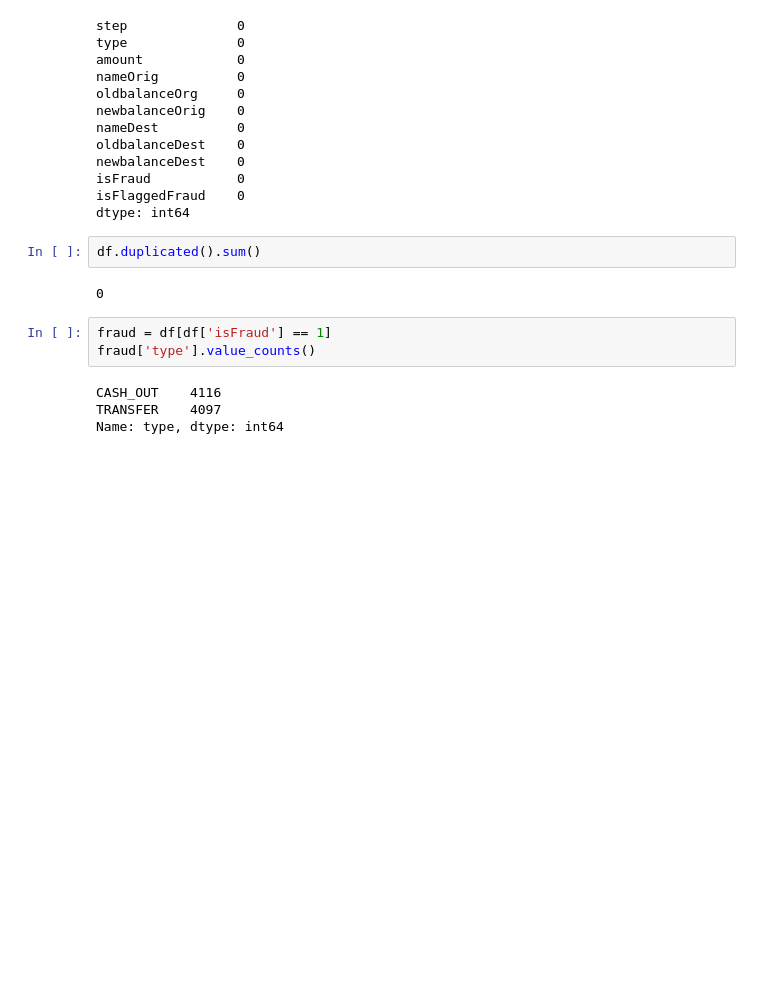
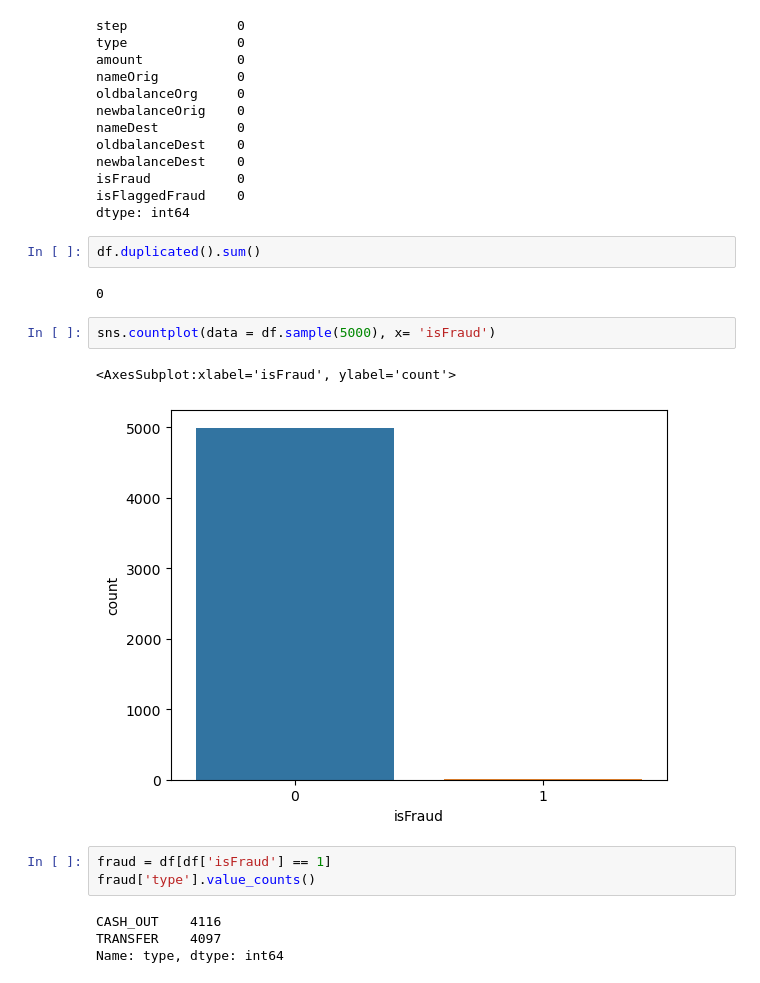
Before and after one commit to bakasheddy/ConCop, a Jupyter notebook: Notebook.ipynb, the cells around one changed output. Saved outputs shown, nothing was run; the diff lists cells and outputs as text; blank space fills up the shorter version.

```diff
--- a/Notebook.ipynb
+++ b/Notebook.ipynb
@@ -63,6 +63,11 @@ dtype: int64
 df.duplicated().sum()
 # %% [output]
 0
+# %%
+sns.countplot(data = df.sample(5000), x= 'isFraud')
+# %% [output]
+<AxesSubplot:xlabel='isFraud', ylabel='count'>
+[figure, added]
 # %%
 fraud = df[df['isFraud'] == 1]
 fraud['type'].value_counts()
```
Also changed, not shown: parts of 2 cells of this notebook.
